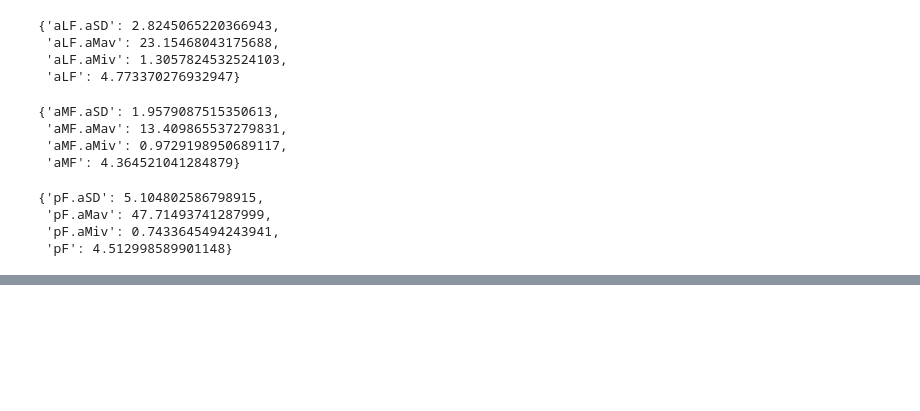
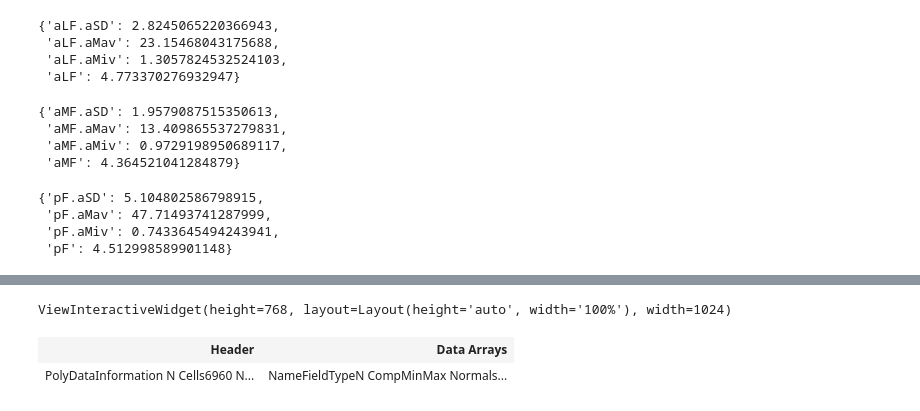
Before and after one commit to swestfechtel/knorpel_v2, a Jupyter notebook: documentation.ipynb, the cells around one changed output, grey strips where cells are left out. Saved outputs shown, nothing was run; the diff lists cells and outputs as text; code cells hidden in the pictures; blank space fills up the shorter version.

Commit message:
update sphere approach for new femur regions

```diff
--- a/documentation.ipynb
+++ b/documentation.ipynb
@@ -946,0 +949,9 @@ p_thickness
+# %%
+cwbzl, cwbzr = utility.extract_central_weightbearing_zone(femoral_vectors, tibial_vectors)
+center_left = np.array([cwbzl.x.min() + (cwbzl.x.max() - cwbzl.x.min()) / 2,
+                    cwbzl.y.min() + (cwbzl.y.max() - cwbzl.y.min()) / 2,
+                    cwbzl.z.min() - (cwbzl.z.max() - cwbzl.z.min()) / 4])
+
+center_right = np.array([cwbzr.x.min() + (cwbzr.x.max() - cwbzr.x.min()) / 2,
+                    cwbzr.y.min() + (cwbzr.y.max() - cwbzr.y.min()) / 2,
+                    cwbzr.z.min() - (cwbzr.z.max() - cwbzr.z.min()) / 4])
@@ -946,0 +964,3 @@ p_thickness
+# %%
+sphere_left = pv.Sphere(center=center_left, radius=1, theta_resolution=60, phi_resolution=60)
+sphere_right = pv.Sphere(center=center_right, radius=1, theta_resolution=60, phi_resolution=60)
@@ -946,0 +973,16 @@ p_thickness
+# %%
+p = pv.Plotter()
+p.add_mesh(pv.PolyData(cwbzl.to_numpy()[:,:3]), color='red')
+p.add_mesh(pv.PolyData(cwbzr.to_numpy()[:,:3]), color='green')
+p.add_mesh(sphere_left, color='orange')
+p.add_mesh(sphere_right, color='cyan')
+#p.show_grid()
+p.show()
+# %% [output]
+ViewInteractiveWidget(height=768, layout=Layout(height='auto', width='100%'), width=1024)
+# %%
+sphere_left.compute_normals(point_normals=True, cell_normals=False, inplace=True)
+sphere_right.compute_normals(point_normals=True, cell_normals=False, inplace=True)
+# %% [output]
+| Header | Data Arrays |
+| PolyDataInformation N Cells6960 N... | NameFieldTypeN CompMinMax Normals... |
```
Also changed, not shown: parts of 33 cells of this notebook, 2 other files.
